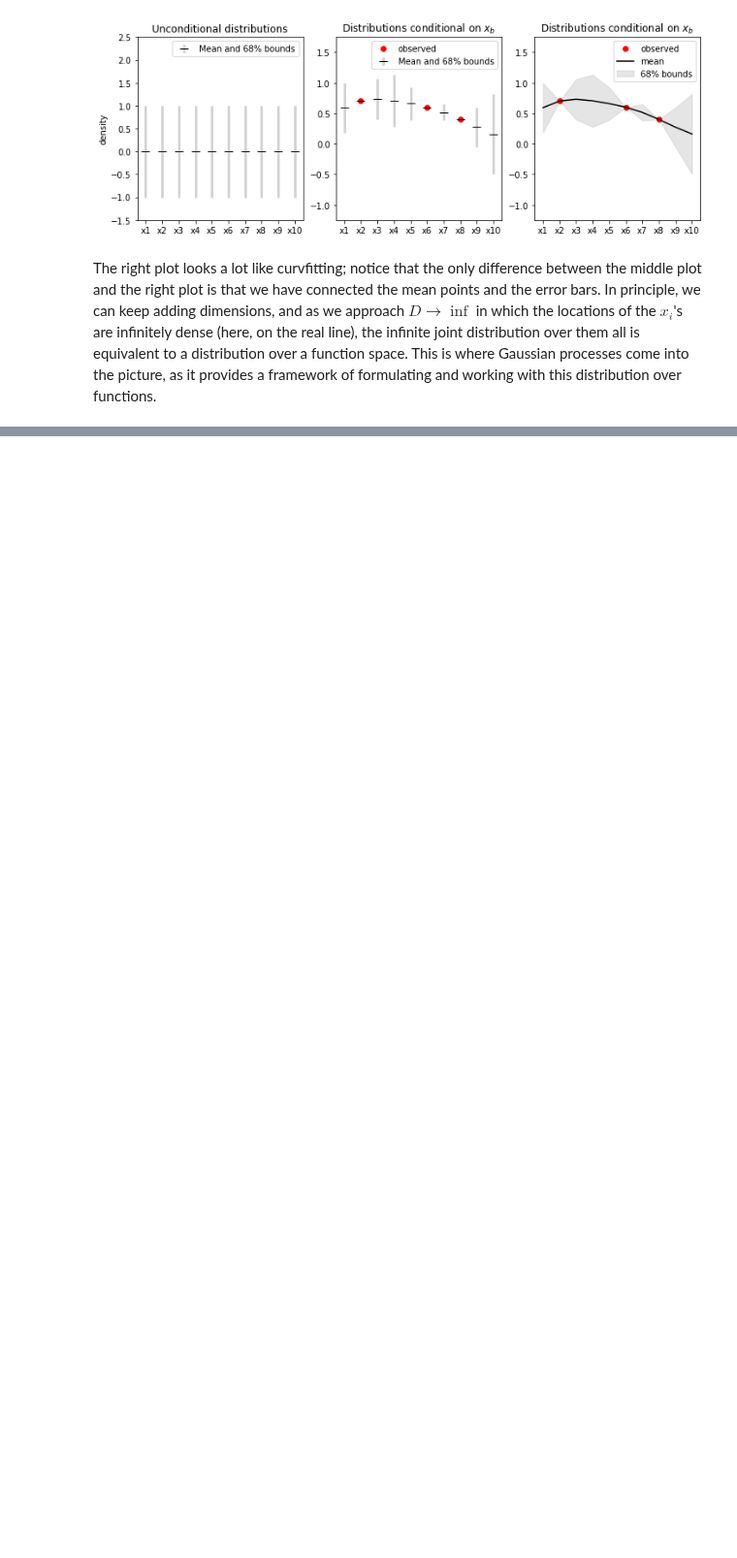
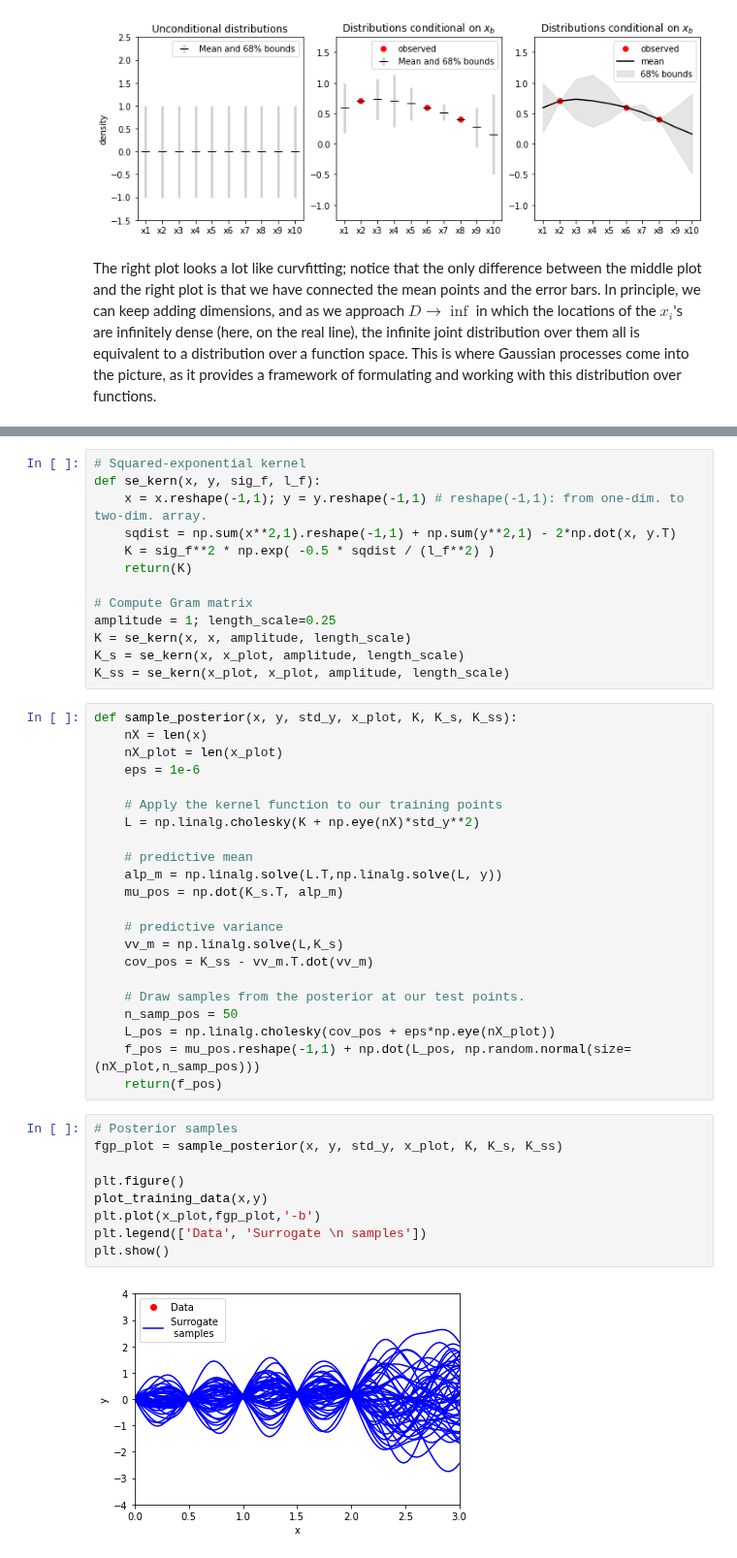
Before and after one commit to SebastianGlavind/PhD-study, a Jupyter notebook: Gaussian-processes/GPintro_intuitive.ipynb, the cells around one changed output, grey strips where cells are left out. Shown at 97% size. Cells and saved outputs as stored; diff of their text form; blank space fills up the shorter version.

```diff
--- a/Gaussian-processes/GPintro_intuitive.ipynb
+++ b/Gaussian-processes/GPintro_intuitive.ipynb
@@ -456,0 +549,46 @@ The right plot looks a lot like curvfitting; notice that the only difference bet
+# %%
+# Squared-exponential kernel
+def se_kern(x, y, sig_f, l_f):
+    x = x.reshape(-1,1); y = y.reshape(-1,1) # reshape(-1,1): from one-dim. to two-dim. array.
+    sqdist = np.sum(x**2,1).reshape(-1,1) + np.sum(y**2,1) - 2*np.dot(x, y.T)
+    K = sig_f**2 * np.exp( -0.5 * sqdist / (l_f**2) )
+    return(K)
+
+# Compute Gram matrix
+amplitude = 1; length_scale=0.25
+K = se_kern(x, x, amplitude, length_scale)
+K_s = se_kern(x, x_plot, amplitude, length_scale)
+K_ss = se_kern(x_plot, x_plot, amplitude, length_scale)
+# %%
+def sample_posterior(x, y, std_y, x_plot, K, K_s, K_ss):
+    nX = len(x)
+    nX_plot = len(x_plot)
+    eps = 1e-6
+
+    # Apply the kernel function to our training points
+    L = np.linalg.cholesky(K + np.eye(nX)*std_y**2)
+
+    # predictive mean
+    alp_m = np.linalg.solve(L.T,np.linalg.solve(L, y))
+    mu_pos = np.dot(K_s.T, alp_m)
+
+    # predictive variance
+    vv_m = np.linalg.solve(L,K_s)
+    cov_pos = K_ss - vv_m.T.dot(vv_m)
+
+    # Draw samples from the posterior at our test points.
+    n_samp_pos = 50
+    L_pos = np.linalg.cholesky(cov_pos + eps*np.eye(nX_plot))
+    f_pos = mu_pos.reshape(-1,1) + np.dot(L_pos, np.random.normal(size=(nX_plot,n_samp_pos)))
+    return(f_pos)
+# %%
+# Posterior samples
+fgp_plot = sample_posterior(x, y, std_y, x_plot, K, K_s, K_ss)
+
+plt.figure()
+plot_training_data(x,y)
+plt.plot(x_plot,fgp_plot,'-b')
+plt.legend(['Data', 'Surrogate \n samples'])
+plt.show()
+# %% [output]
+[figure, added]
```
Also changed, not shown: parts of 12 cells of this notebook.
